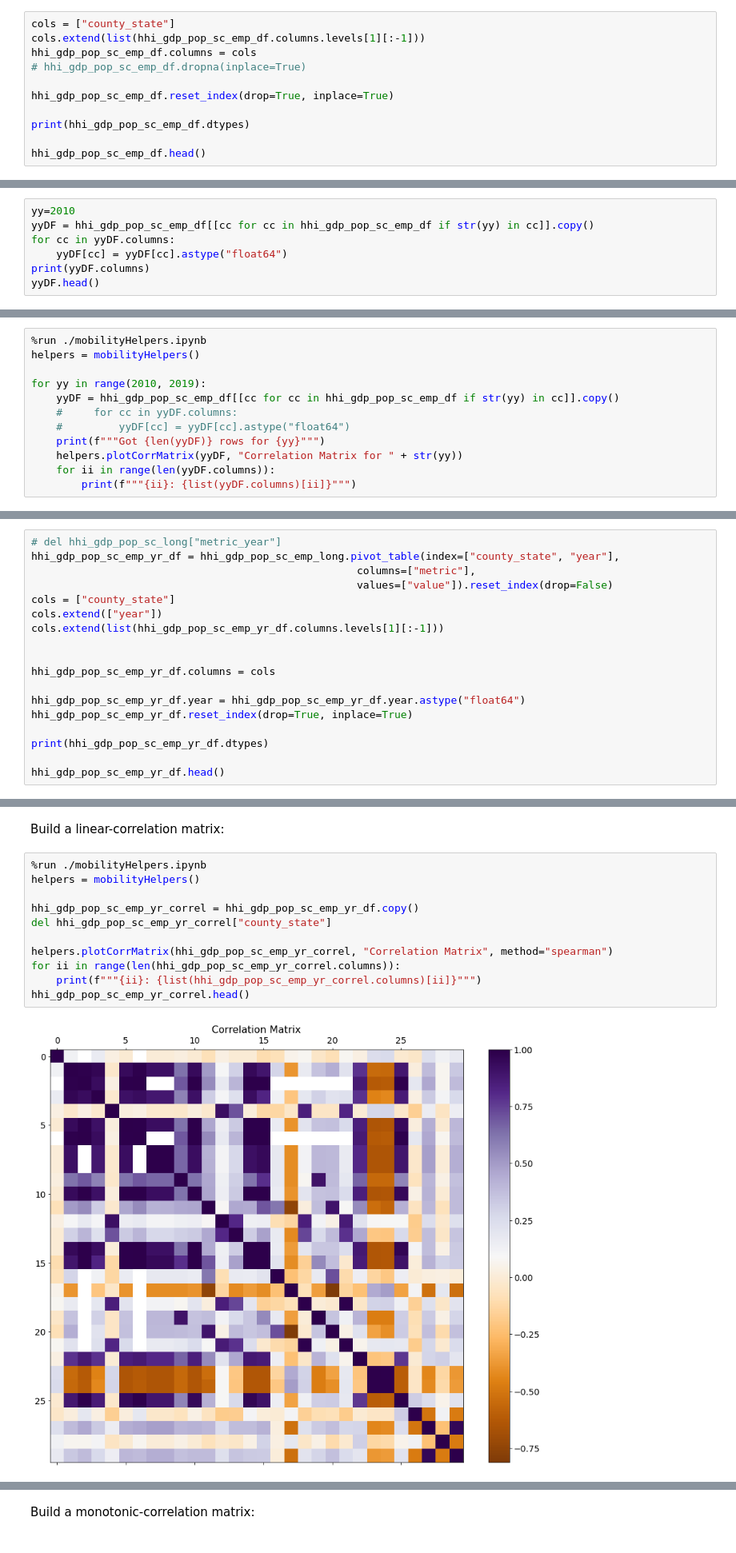
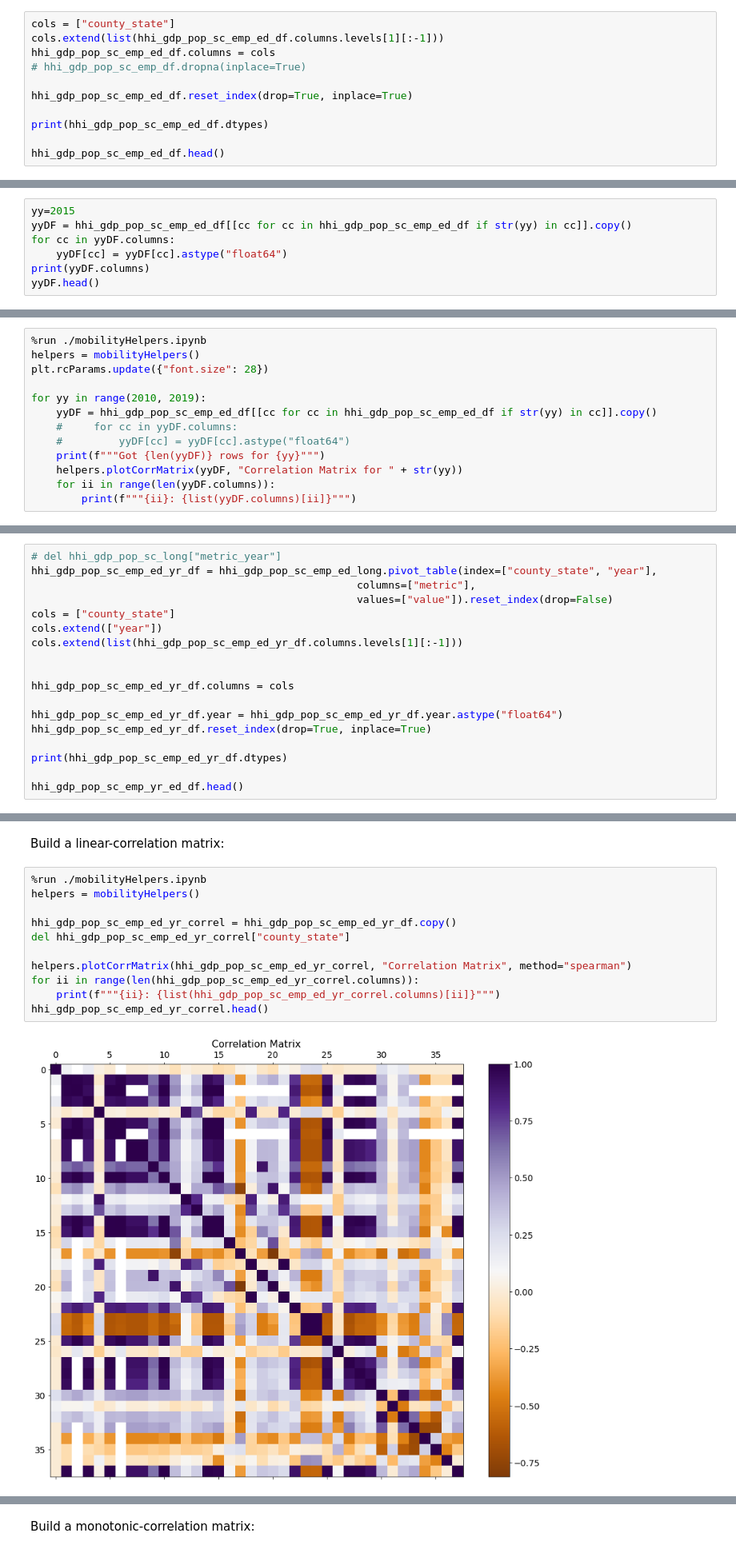
Before and after one commit to chemodan/phdchemodan, a Jupyter notebook: INFORMS2020/python/income_gdp_pop_sc_dynamics_employment_ed_correlation_matrices.ipynb, the cells around one changed output, grey strips where cells are left out. Shown at 80% size. Cells and saved outputs as stored; diff of their text form.

```diff
--- a/INFORMS2020/python/income_gdp_pop_sc_dynamics_employment_ed_correlation_matrices.ipynb
+++ b/INFORMS2020/python/income_gdp_pop_sc_dynamics_employment_ed_correlation_matrices.ipynb
@@ -132,12 +136,12 @@ hhi_gdp_pop_sc_emp_df.head()
 # %%
 cols = ["county_state"]
-cols.extend(list(hhi_gdp_pop_sc_emp_df.columns.levels[1][:-1]))
-hhi_gdp_pop_sc_emp_df.columns = cols
+cols.extend(list(hhi_gdp_pop_sc_emp_ed_df.columns.levels[1][:-1]))
+hhi_gdp_pop_sc_emp_ed_df.columns = cols
 # hhi_gdp_pop_sc_emp_df.dropna(inplace=True)
 
-hhi_gdp_pop_sc_emp_df.reset_index(drop=True, inplace=True)
+hhi_gdp_pop_sc_emp_ed_df.reset_index(drop=True, inplace=True)
 
-print(hhi_gdp_pop_sc_emp_df.dtypes)
+print(hhi_gdp_pop_sc_emp_ed_df.dtypes)
 
-hhi_gdp_pop_sc_emp_df.head()
+hhi_gdp_pop_sc_emp_ed_df.head()
 # %% [output]
@@ -163,6 +167,6 @@ Length: 304, dtype: object
 # %%
-yy=2010
-yyDF = hhi_gdp_pop_sc_emp_df[[cc for cc in hhi_gdp_pop_sc_emp_df if str(yy) in cc]].copy()
+yy=2015
+yyDF = hhi_gdp_pop_sc_emp_ed_df[[cc for cc in hhi_gdp_pop_sc_emp_ed_df if str(yy) in cc]].copy()
 for cc in yyDF.columns:
     yyDF[cc] = yyDF[cc].astype("float64")
 print(yyDF.columns)
@@ -188,9 +198,10 @@ Analyze correlations.  The machine does not need our visualizations, but it's go
 # %%
 %run ./mobilityHelpers.ipynb
 helpers = mobilityHelpers()
+plt.rcParams.update({"font.size": 28})
 
 for yy in range(2010, 2019):
-    yyDF = hhi_gdp_pop_sc_emp_df[[cc for cc in hhi_gdp_pop_sc_emp_df if str(yy) in cc]].copy()
+    yyDF = hhi_gdp_pop_sc_emp_ed_df[[cc for cc in hhi_gdp_pop_sc_emp_ed_df if str(yy) in cc]].copy()
     #     for cc in yyDF.columns:
     #         yyDF[cc] = yyDF[cc].astype("float64")
     print(f"""Got {len(yyDF)} rows for {yy}""")
@@ -322,22 +333,22 @@ hhi_gdp_pop_sc_emp_long.head()
 Do the same correlation analysis including the year:
 # %%
 # del hhi_gdp_pop_sc_long["metric_year"]
-hhi_gdp_pop_sc_emp_yr_df = hhi_gdp_pop_sc_emp_long.pivot_table(index=["county_state", "year"],
+hhi_gdp_pop_sc_emp_ed_yr_df = hhi_gdp_pop_sc_emp_ed_long.pivot_table(index=["county_state", "year"],
                                                     columns=["metric"],
                                                     values=["value"]).reset_index(drop=False)
 cols = ["county_state"]
 cols.extend(["year"])
-cols.extend(list(hhi_gdp_pop_sc_emp_yr_df.columns.levels[1][:-1]))
+cols.extend(list(hhi_gdp_pop_sc_emp_ed_yr_df.columns.levels[1][:-1]))
 
 
-hhi_gdp_pop_sc_emp_yr_df.columns = cols
+hhi_gdp_pop_sc_emp_ed_yr_df.columns = cols
 
-hhi_gdp_pop_sc_emp_yr_df.year = hhi_gdp_pop_sc_emp_yr_df.year.astype("float64")
-hhi_gdp_pop_sc_emp_yr_df.reset_index(drop=True, inplace=True)
+hhi_gdp_pop_sc_emp_ed_yr_df.year = hhi_gdp_pop_sc_emp_ed_yr_df.year.astype("float64")
+hhi_gdp_pop_sc_emp_ed_yr_df.reset_index(drop=True, inplace=True)
 
-print(hhi_gdp_pop_sc_emp_yr_df.dtypes)
+print(hhi_gdp_pop_sc_emp_ed_yr_df.dtypes)
 
-hhi_gdp_pop_sc_emp_yr_df.head()
+hhi_gdp_pop_sc_emp_yr_ed_df.head()
 # %% [output]
 county_state                              object
 year                                     float64
@@ -368,16 +373,16 @@ Build a linear-correlation matrix:
 # %%
 %run ./mobilityHelpers.ipynb
 helpers = mobilityHelpers()
 
-hhi_gdp_pop_sc_emp_yr_correl = hhi_gdp_pop_sc_emp_yr_df.copy()
-del hhi_gdp_pop_sc_emp_yr_correl["county_state"]
+hhi_gdp_pop_sc_emp_ed_yr_correl = hhi_gdp_pop_sc_emp_ed_yr_df.copy()
+del hhi_gdp_pop_sc_emp_ed_yr_correl["county_state"]
 
-helpers.plotCorrMatrix(hhi_gdp_pop_sc_emp_yr_correl, "Correlation Matrix", method="spearman")
-for ii in range(len(hhi_gdp_pop_sc_emp_yr_correl.columns)):
-    print(f"""{ii}: {list(hhi_gdp_pop_sc_emp_yr_correl.columns)[ii]}""")
-hhi_gdp_pop_sc_emp_yr_correl.head()
+helpers.plotCorrMatrix(hhi_gdp_pop_sc_emp_ed_yr_correl, "Correlation Matrix", method="spearman")
+for ii in range(len(hhi_gdp_pop_sc_emp_ed_yr_correl.columns)):
+    print(f"""{ii}: {list(hhi_gdp_pop_sc_emp_ed_yr_correl.columns)[ii]}""")
+hhi_gdp_pop_sc_emp_ed_yr_correl.head()
 # %% [output]
-[figure, old version]
+[figure, new version]
 0: year
 1: BIRTHS
 2: CENSUSPOP
```
Also changed, not shown: parts of 19 cells of this notebook.
